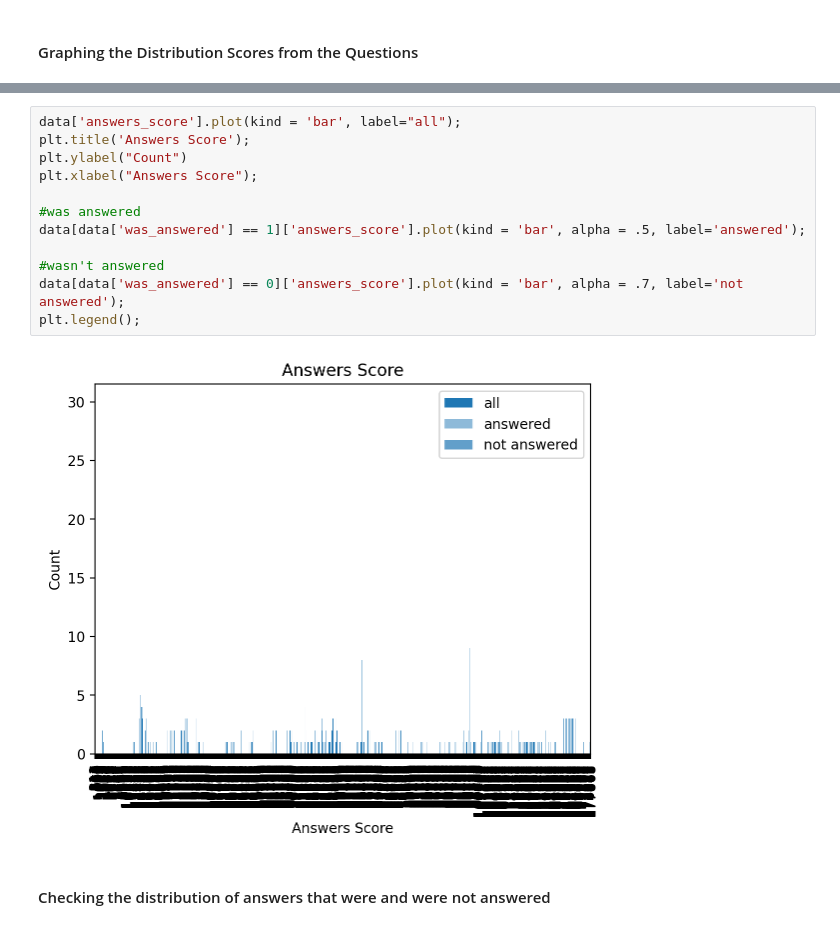
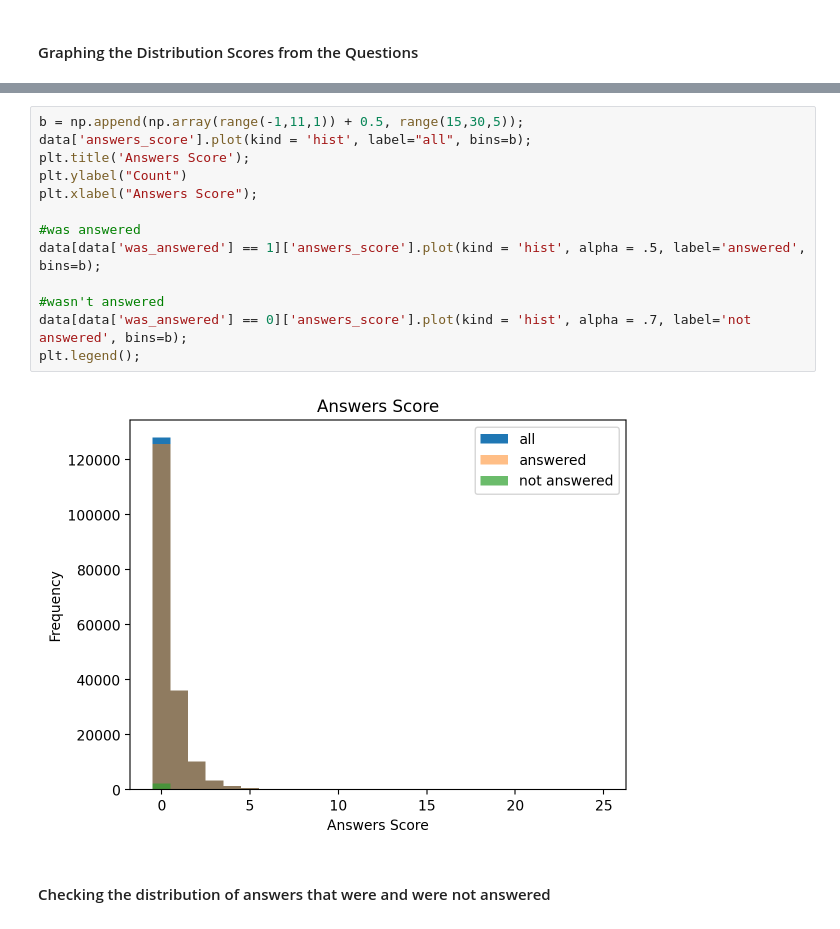
Before and after one commit to reneemarama/career_village, a Jupyter notebook: 3a_NLP_EDA.ipynb, the cells around one changed output, grey strips where cells are left out. Saved outputs shown, nothing was run; the diff lists cells and outputs as text.

```diff
--- a/3a_NLP_EDA.ipynb
+++ b/3a_NLP_EDA.ipynb
@@ -213,17 +226,18 @@ plt.legend();
 # %%
-data['answers_score'].plot(kind = 'bar', label="all");
+b = np.append(np.array(range(-1,11,1)) + 0.5, range(15,30,5));
+data['answers_score'].plot(kind = 'hist', label="all", bins=b);
 plt.title('Answers Score');
 plt.ylabel("Count")
 plt.xlabel("Answers Score");
 
 #was answered
-data[data['was_answered'] == 1]['answers_score'].plot(kind = 'bar', alpha = .5, label='answered');
+data[data['was_answered'] == 1]['answers_score'].plot(kind = 'hist', alpha = .5, label='answered', bins=b);
 
 #wasn't answered
-data[data['was_answered'] == 0]['answers_score'].plot(kind = 'bar', alpha = .7, label='not answered');
+data[data['was_answered'] == 0]['answers_score'].plot(kind = 'hist', alpha = .7, label='not answered', bins=b);
 plt.legend();
 # %% [output]
-[figure, old version]
+[figure, new version]
 # %% [markdown]
 #### Checking the distribution of answers that were and were not answered
 # %%
```
Also changed, not shown: parts of 9 cells of this notebook, 9 other files.
